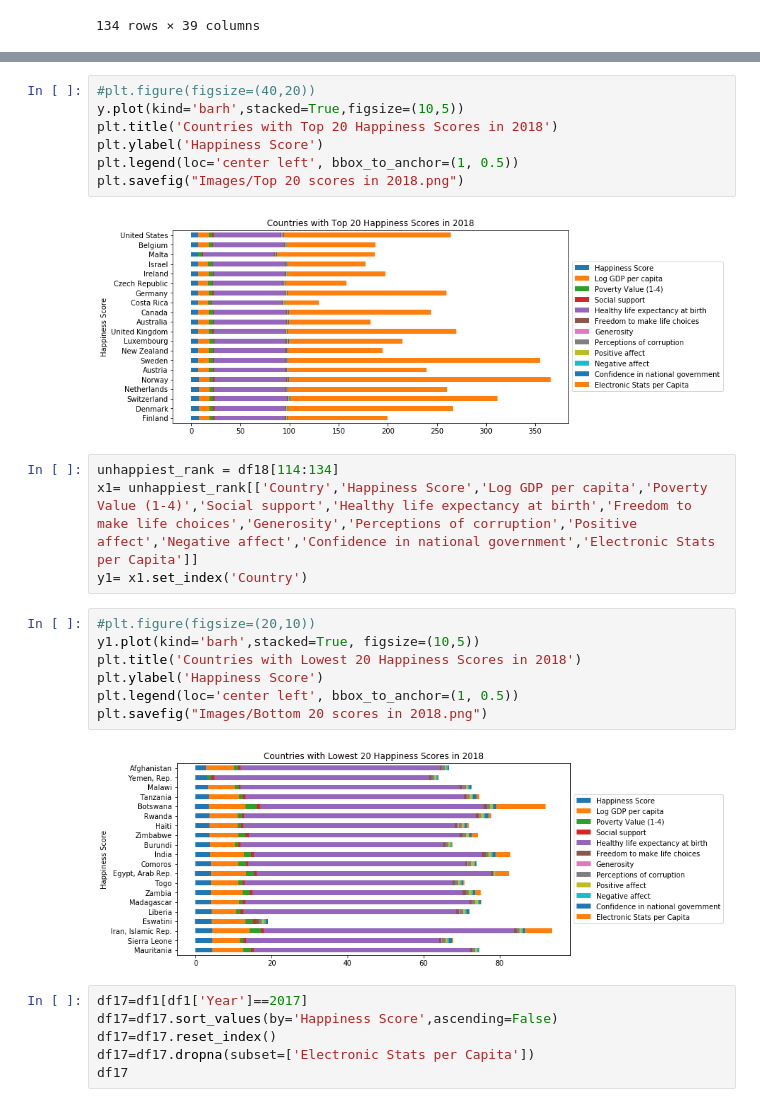
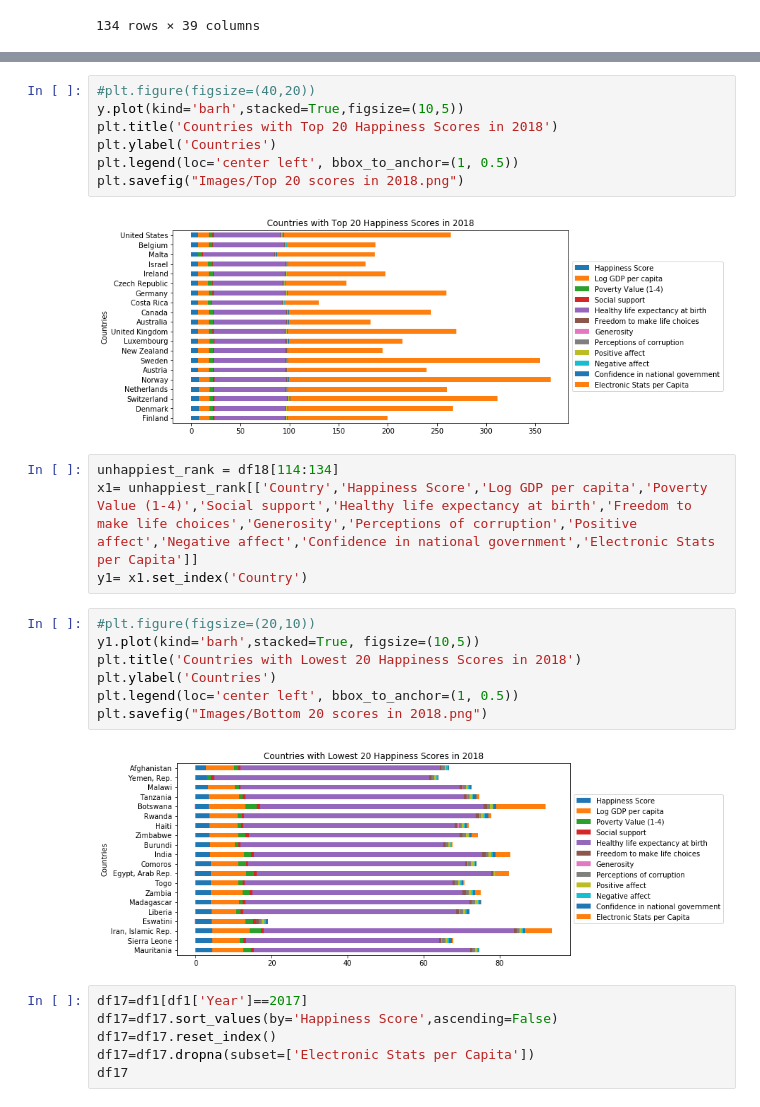
Before and after one commit to gfunk68/teamepic_project1, a Jupyter notebook: reports/plot code for grading.ipynb, the cells around one changed output, grey strips where cells are left out. Drawn from its saved outputs; the diff is of its cells as text.

```diff
--- a/reports/plot code for grading.ipynb
+++ b/reports/plot code for grading.ipynb
@@ -360,12 +360,12 @@ y
 # %%
 #plt.figure(figsize=(40,20))
 y.plot(kind='barh',stacked=True,figsize=(10,5))
 plt.title('Countries with Top 20 Happiness Scores in 2018')
-plt.ylabel('Happiness Score')
+plt.ylabel('Countries')
 plt.legend(loc='center left', bbox_to_anchor=(1, 0.5))
 plt.savefig("Images/Top 20 scores in 2018.png")
 # %% [output]
-[figure, old version]
+[figure, new version]
 # %%
 unhappiest_rank = df18[114:134]
 x1= unhappiest_rank[['Country','Happiness Score','Log GDP per capita','Poverty Value (1-4)','Social support','Healthy life expectancy at birth','Freedom to make life choices','Generosity','Perceptions of corruption','Positive affect','Negative affect','Confidence in national government','Electronic Stats per Capita']]
@@ -374,11 +374,11 @@ y1= x1.set_index('Country')
 #plt.figure(figsize=(20,10))
 y1.plot(kind='barh',stacked=True, figsize=(10,5))
 plt.title('Countries with Lowest 20 Happiness Scores in 2018')
-plt.ylabel('Happiness Score')
+plt.ylabel('Countries')
 plt.legend(loc='center left', bbox_to_anchor=(1, 0.5))
 plt.savefig("Images/Bottom 20 scores in 2018.png")
 # %% [output]
-[figure, old version]
+[figure, new version]
 # %%
 df17=df1[df1['Year']==2017]
 df17=df17.sort_values(by='Happiness Score',ascending=False)
```
Also changed, not shown: parts of 2 cells of this notebook, 3 other files.
